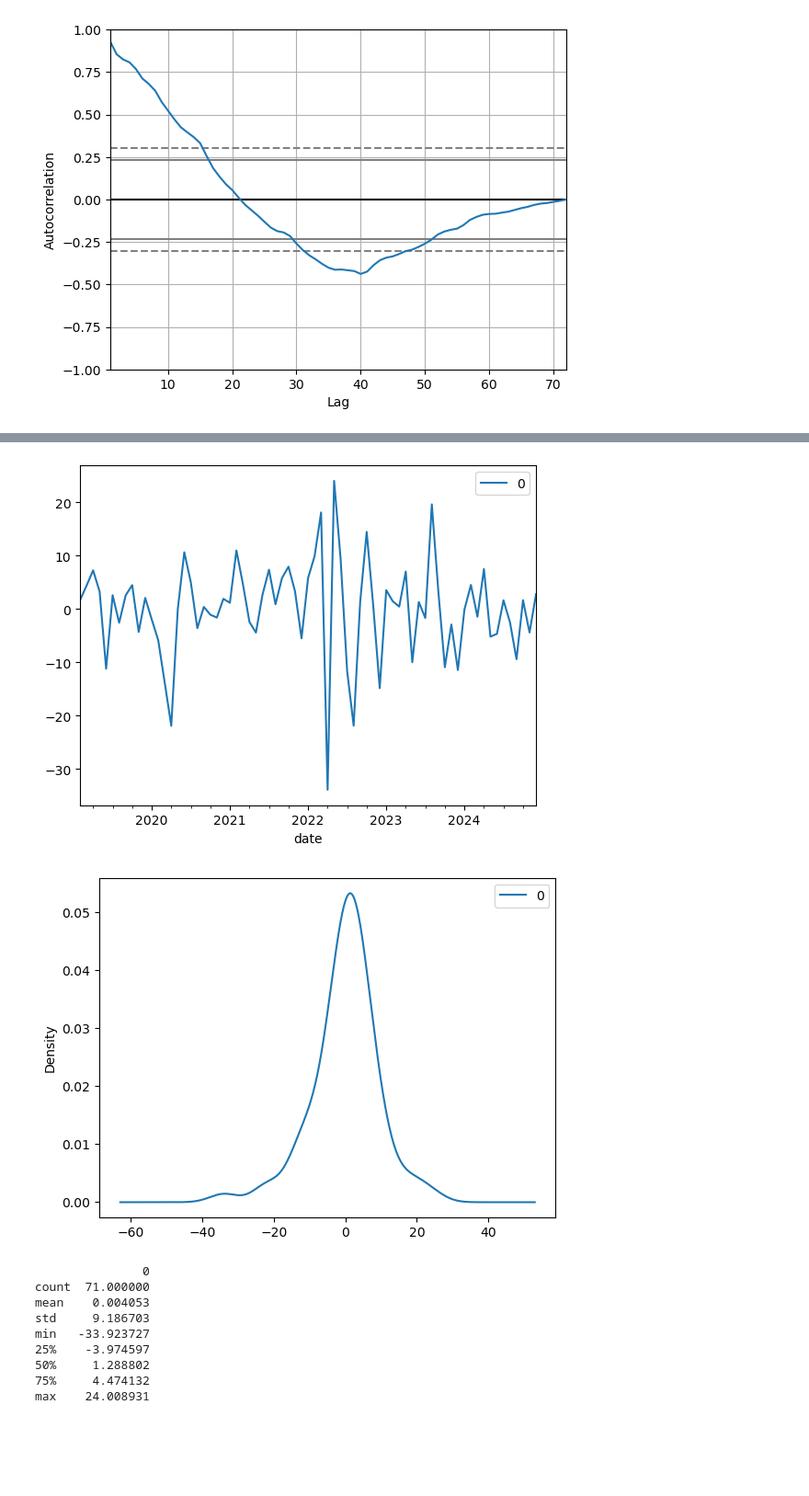
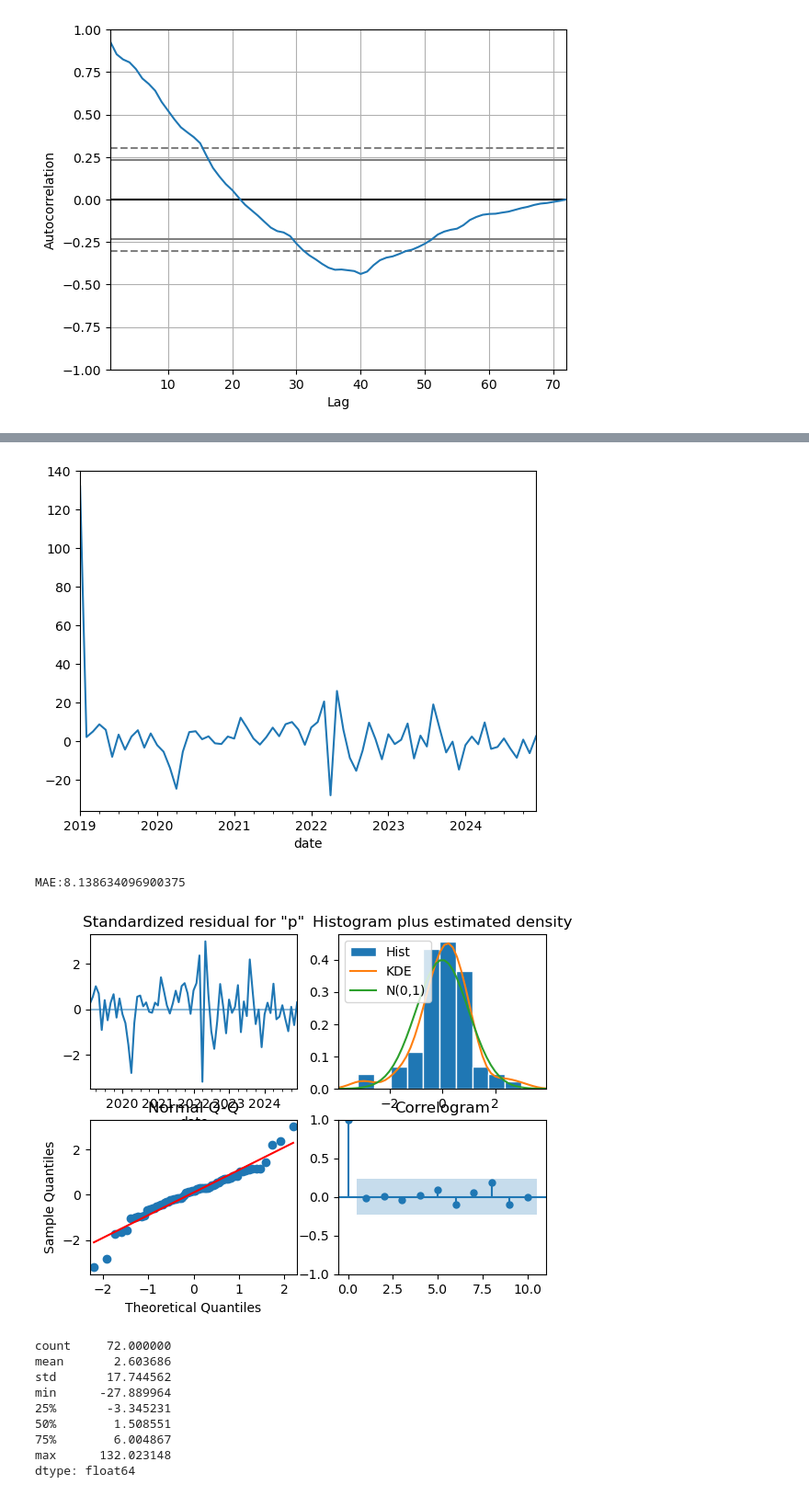
Before and after one commit to moscmh/portfolio, a Jupyter notebook: Time_Series/Perth_Fuel_Forecast/perth_fuel.ipynb, the cells around one changed output, grey strips where cells are left out. Shown at 92% size. Cells and saved outputs as stored; diff of their text form; code cells hidden in the pictures; blank space fills up the shorter version.

Commit message:
Finding orders for SARIMA.

```diff
--- a/Time_Series/Perth_Fuel_Forecast/perth_fuel.ipynb
+++ b/Time_Series/Perth_Fuel_Forecast/perth_fuel.ipynb
@@ -199,17 +246,22 @@ plt.show()
 # %%
 from statsmodels.tsa.arima.model import ARIMA
 # fit model
-model = ARIMA(df_uni_1diff, order=(1,0,1))
+model = ARIMA(df_uni, order=(2,1,0))
 model_fit = model.fit()
 # summary of fit model
 print(model_fit.summary())
 # line plot of residuals
-residuals = pd.DataFrame(model_fit.resid)
+residuals = model_fit.resid
 residuals.plot()
 plt.show()
-# density plot of residuals
-residuals.plot(kind='kde')
+# Mean absolute error (MAE)
+mae = np.mean(np.abs(residuals))
+print(f'MAE:{mae}')
+# density plot of residuals - white Gaussian noise should be centred around 0
+model_fit.plot_diagnostics()
 plt.show()
+# residuals.plot(kind='kde')
+# plt.show()
 # summary stats of residuals
 print(residuals.describe())
 # %% [output]
@@ -229,15 +281,16 @@ Covariance Type:                  opg
 ===================================================================================
 
 Warnings:
 [1] Covariance matrix calculated using the outer product of gradients (complex-step).
-[figure, old version]
+[figure, new version]
+MAE:8.138634096900375
-[figure, old version]
+[figure, new version]
-               0
-count  71.000000
-mean    0.004053
-std     9.186703
-min   -33.923727
-25%    -3.974597
-50%     1.288802
-75%     4.474132
-max    24.008931
+count     72.000000
+mean       2.603686
+std       17.744562
+min      -27.889964
+25%       -3.345231
+50%        1.508551
+75%        6.004867
+max      132.023148
+dtype: float64
```
Also changed, not shown: parts of 16 cells of this notebook.
